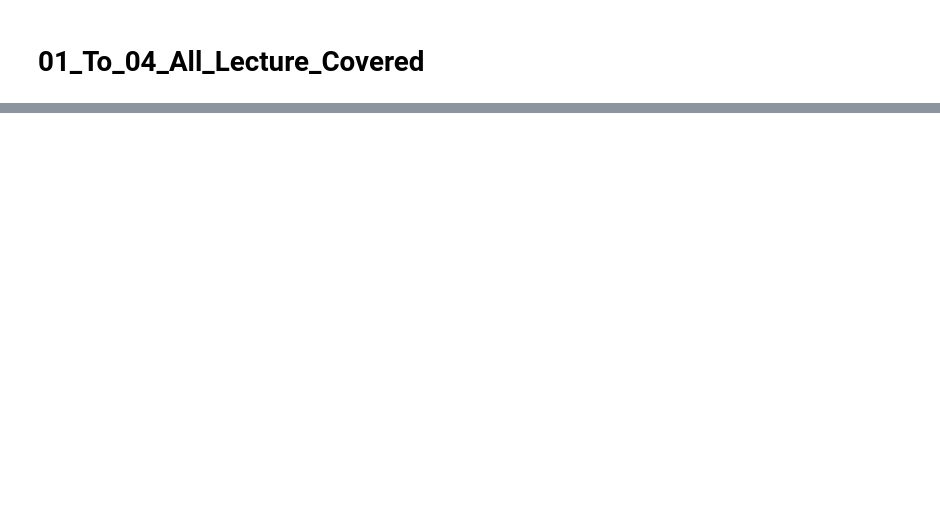
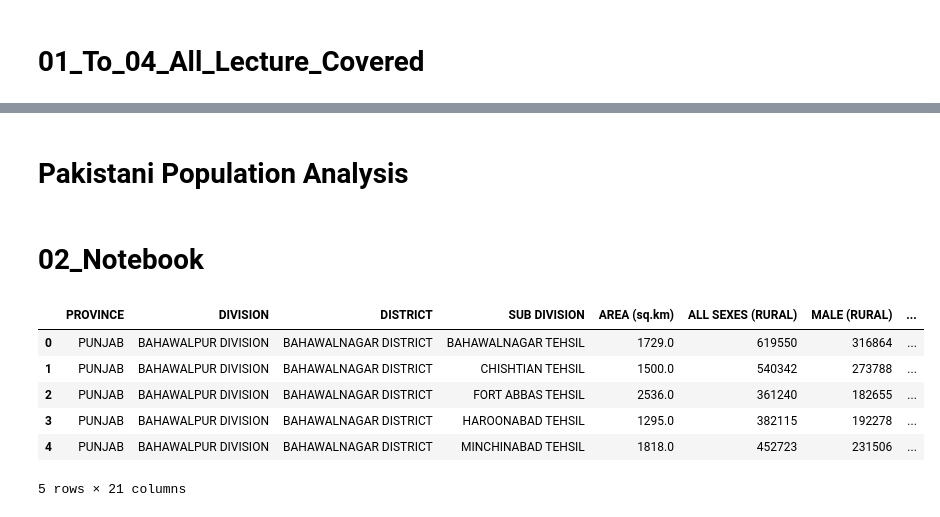
Before and after one commit to shahahmad-dev/exploratory-data-analysis, a Jupyter notebook: 01_to_04_Practice.ipynb, the cells around one changed output, grey strips where cells are left out. Cells and saved outputs as stored; diff of their text form; code cells hidden in the pictures; blank space fills up the shorter version.

```diff
--- a/01_to_04_Practice.ipynb
+++ b/01_to_04_Practice.ipynb
@@ -57,0 +140,4 @@ df.groupby([ 'who','survived']).size().loc[ 'man']
+# %% [markdown]
+# **Pakistani Population Analysis**
+# %% [markdown]
+# **02_Notebook**
@@ -57,0 +152,10 @@ df.groupby([ 'who','survived']).size().loc[ 'man']
+# %%
+df.head()
+# %% [output]
+|  | PROVINCE | DIVISION | DISTRICT | SUB DIVISION | AREA (sq.km) | ALL SEXES (RURAL) | MALE (RURAL) | ... |
+| 0 | PUNJAB | BAHAWALPUR DIVISION | BAHAWALNAGAR DISTRICT | BAHAWALNAGAR TEHSIL | 1729.0 | 619550 | 316864 | ... |
+| 1 | PUNJAB | BAHAWALPUR DIVISION | BAHAWALNAGAR DISTRICT | CHISHTIAN TEHSIL | 1500.0 | 540342 | 273788 | ... |
+| 2 | PUNJAB | BAHAWALPUR DIVISION | BAHAWALNAGAR DISTRICT | FORT ABBAS TEHSIL | 2536.0 | 361240 | 182655 | ... |
+| 3 | PUNJAB | BAHAWALPUR DIVISION | BAHAWALNAGAR DISTRICT | HAROONABAD TEHSIL | 1295.0 | 382115 | 192278 | ... |
+| 4 | PUNJAB | BAHAWALPUR DIVISION | BAHAWALNAGAR DISTRICT | MINCHINABAD TEHSIL | 1818.0 | 452723 | 231506 | ... |
+5 rows × 21 columns
```
Also changed, not shown: parts of 57 cells of this notebook.
